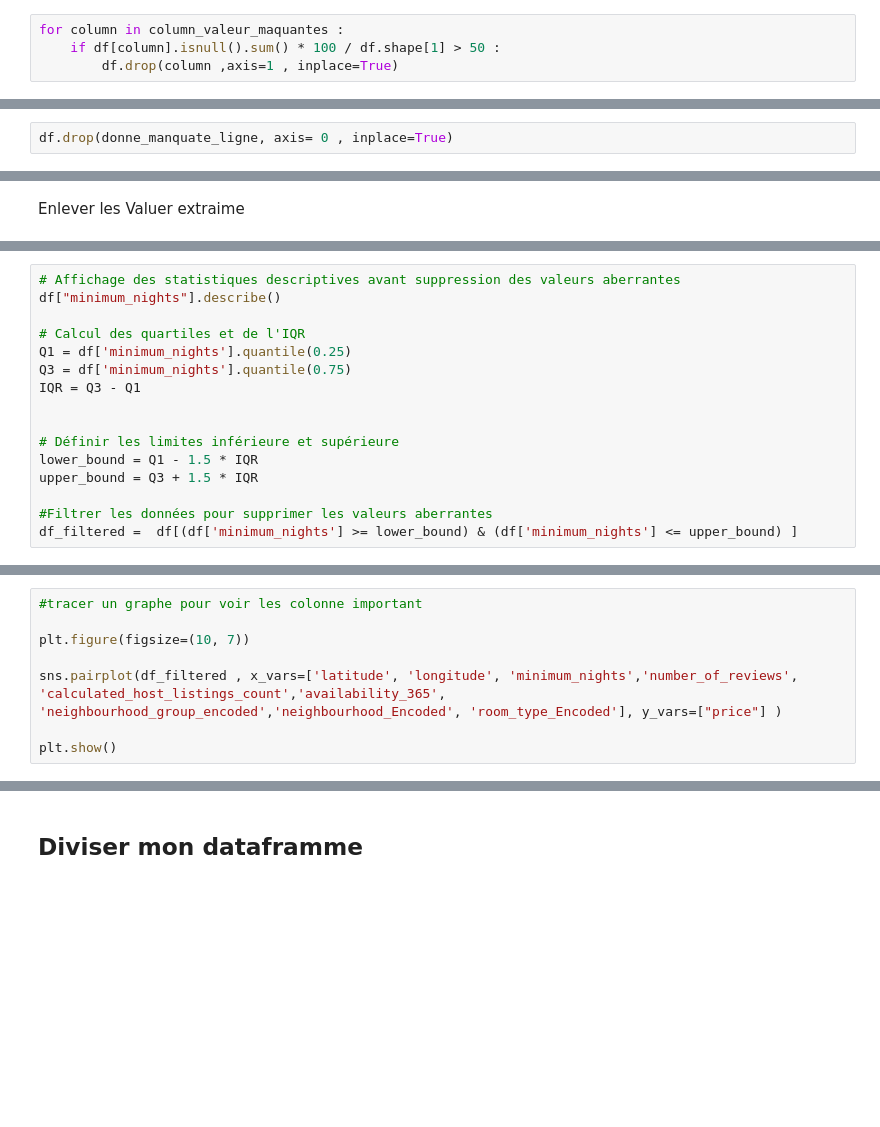
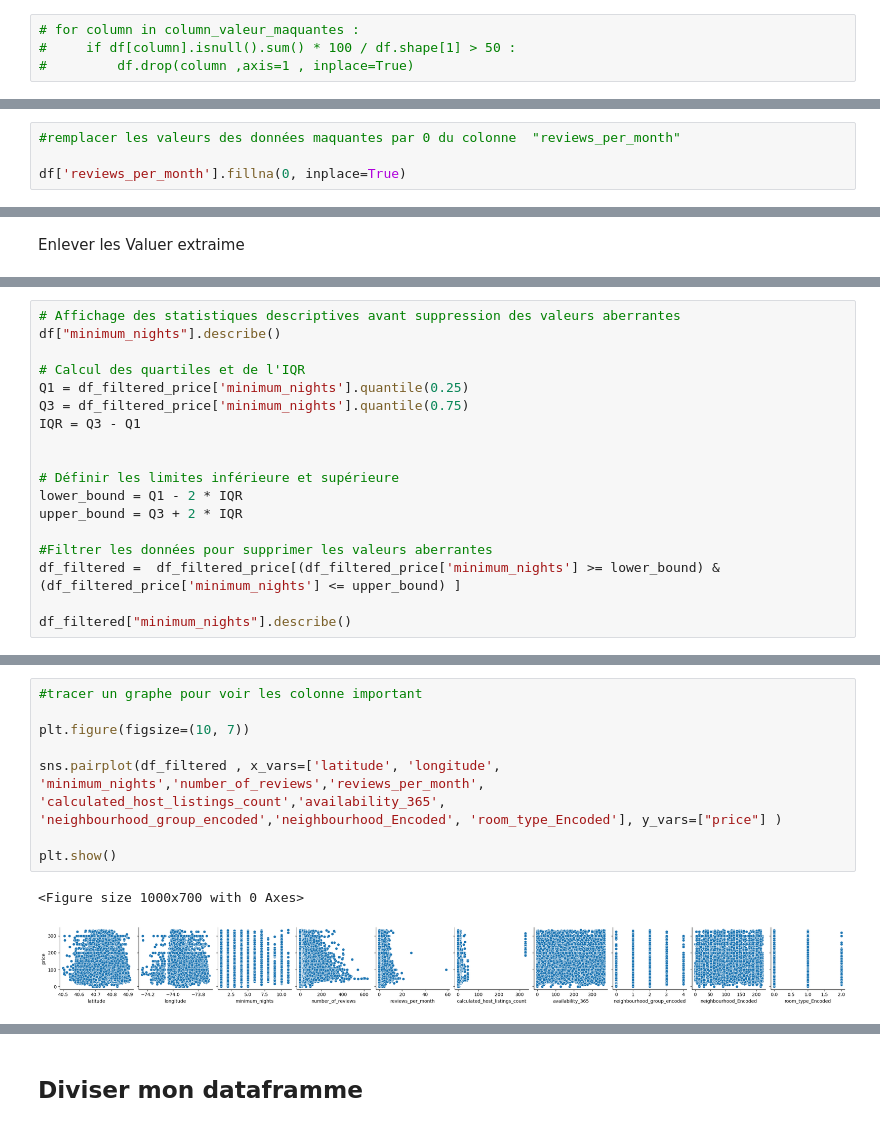
Before and after one commit to NdongoMamoudou/Projet_IA_Airbnb, a Jupyter notebook: ProjetAirbnbPrix.ipynb, the cells around one changed output, grey strips where cells are left out. Drawn from its saved outputs; the diff is of its cells as text; blank space fills up the shorter version.

```diff
--- a/ProjetAirbnbPrix.ipynb
+++ b/ProjetAirbnbPrix.ipynb
@@ -60,6 +143,6 @@ b) Supprimer les colonnes de la dataframe avec plus de 50% de données manquante
 # %%
-for column in column_valeur_maquantes :
-    if df[column].isnull().sum() * 100 / df.shape[1] > 50 :
-        df.drop(column ,axis=1 , inplace=True)
+# for column in column_valeur_maquantes :
+#     if df[column].isnull().sum() * 100 / df.shape[1] > 50 :
+#         df.drop(column ,axis=1 , inplace=True)
 # %%
 df.shape
@@ -85,2 +200,0 @@ b) Supprimer les lignes avec des données manquantes
-# %%
-df.drop(donne_manquate_ligne, axis= 0 , inplace=True)
@@ -86,0 +217,4 @@ df.drop(donne_manquate_ligne, axis= 0 , inplace=True)
+# %%
+#remplacer les valeurs des données maquantes par 0 du colonne  "reviews_per_month"
+
+df['reviews_per_month'].fillna(0, inplace=True)
@@ -209,14 +419,16 @@ df_filtered_price.sort_values(by="price" , ascending=False)
 df["minimum_nights"].describe()
 
 # Calcul des quartiles et de l'IQR
-Q1 = df['minimum_nights'].quantile(0.25)
-Q3 = df['minimum_nights'].quantile(0.75)
+Q1 = df_filtered_price['minimum_nights'].quantile(0.25)
+Q3 = df_filtered_price['minimum_nights'].quantile(0.75)
 IQR = Q3 - Q1
 
 
 # Définir les limites inférieure et supérieure
-lower_bound = Q1 - 1.5 * IQR
-upper_bound = Q3 + 1.5 * IQR
+lower_bound = Q1 - 2 * IQR
+upper_bound = Q3 + 2 * IQR
 
 #Filtrer les données pour supprimer les valeurs aberrantes
-df_filtered =  df[(df['minimum_nights'] >= lower_bound) & (df['minimum_nights'] <= upper_bound) ]
+df_filtered =  df_filtered_price[(df_filtered_price['minimum_nights'] >= lower_bound) & (df_filtered_price['minimum_nights'] <= upper_bound) ]
+
+df_filtered["minimum_nights"].describe()
@@ -225,9 +457,12 @@ df_filtered.describe()
 # %%
 #tracer un graphe pour voir les colonne important
 
 plt.figure(figsize=(10, 7))
 
-sns.pairplot(df_filtered , x_vars=['latitude', 'longitude', 'minimum_nights','number_of_reviews', 'calculated_host_listings_count','availability_365', 'neighbourhood_group_encoded','neighbourhood_Encoded', 'room_type_Encoded'], y_vars=["price"] )
+sns.pairplot(df_filtered , x_vars=['latitude', 'longitude', 'minimum_nights','number_of_reviews','reviews_per_month', 'calculated_host_listings_count','availability_365', 'neighbourhood_group_encoded','neighbourhood_Encoded', 'room_type_Encoded'], y_vars=["price"] )
 
 plt.show()
+# %% [output]
+<Figure size 1000x700 with 0 Axes>
+[figure, added]
 # %%
```
Also changed, not shown: parts of 47 cells of this notebook.
